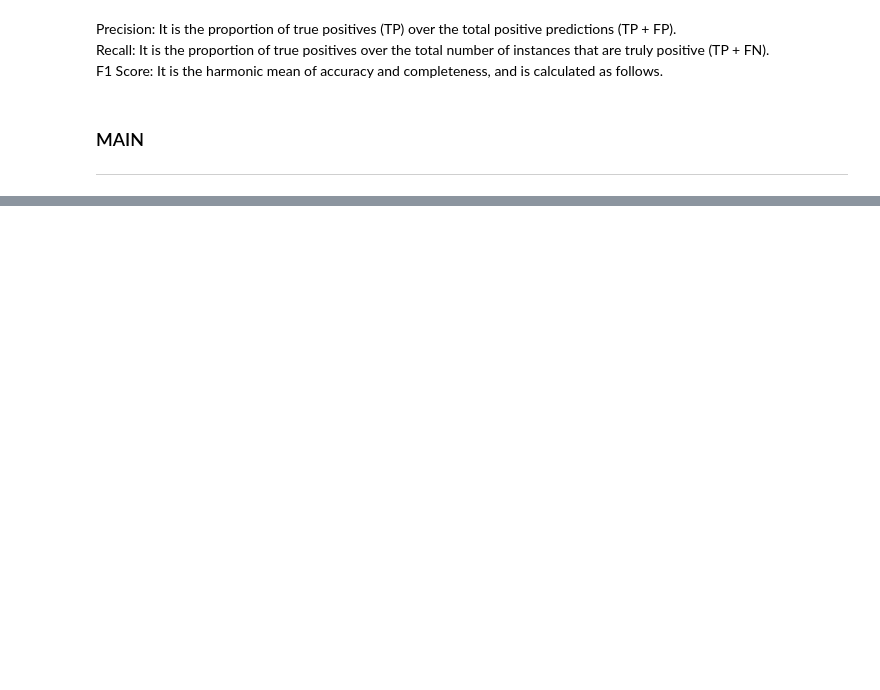
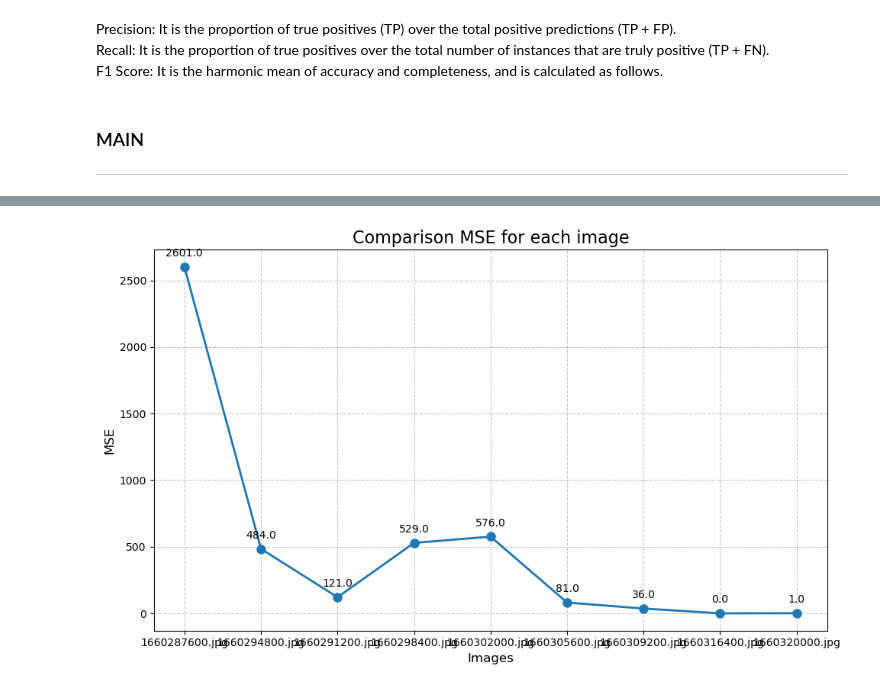
Before and after one commit to ufakz/crowd_counting, a Jupyter notebook: protoproject.ipynb, the cells around one changed output, grey strips where cells are left out. Saved outputs shown, nothing was run; the diff lists cells and outputs as text; code cells hidden in the pictures; blank space fills up the shorter version.

```diff
--- a/protoproject.ipynb
+++ b/protoproject.ipynb
@@ -298,0 +449,22 @@ Notes:
+# %%
+mse_values = [item['MSE'] for item in comparison]
+
+
+plt.figure(figsize=(10, 6))
+plt.plot(images, mse_values, marker='o', linestyle='-', linewidth=2, markersize=8)
+
+
+plt.title('Comparison MSE for each image', fontsize=16)
+plt.xlabel('Images', fontsize=12)
+plt.ylabel('MSE', fontsize=12)
+plt.grid(True, linestyle='--', alpha=0.7)
+
+
+for i, mse in enumerate(mse_values):
+    plt.annotate(f'{mse}', (images[i], mse), textcoords="offset points", xytext=(0,10), ha='center')
+
+
+plt.tight_layout()
+plt.show()
+# %% [output]
+[figure, added]
```
Also changed, not shown: parts of 20 cells of this notebook.
